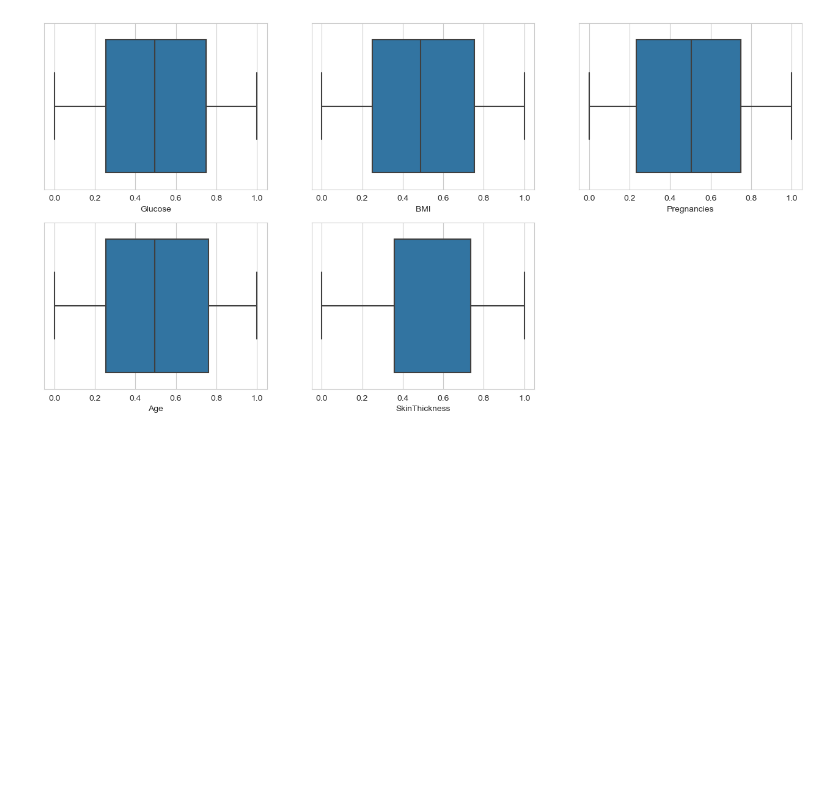
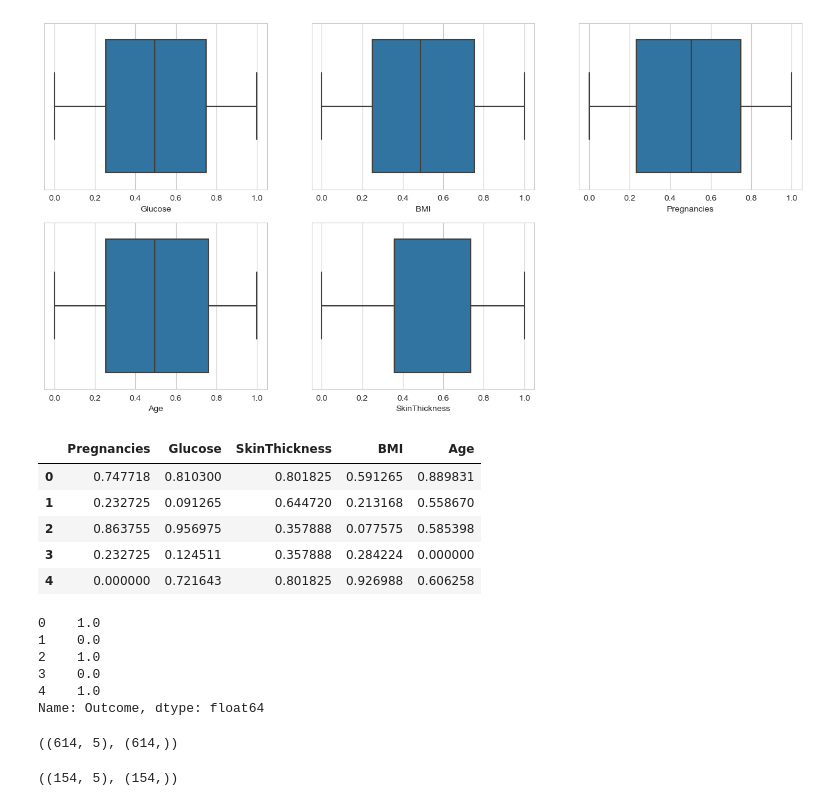
Before and after one commit to keithmmc/dataprojects, a Jupyter notebook: diabetes.ipynb, the cells around one changed output. Saved outputs shown, nothing was run; the diff lists cells and outputs as text; code cells hidden in the pictures; blank space fills up the shorter version.

```diff
--- a/diabetes.ipynb
+++ b/diabetes.ipynb
@@ -202,3 +202,25 @@ sns.boxplot(x=df_new['SkinThickness'],data=df_new)
 # %% [output]
 <Axes: xlabel='SkinThickness'>
 [figure]
+# %%
+target_name='Outcome'
+y= df_new[target_name]#given predictions - training data
+X=df_new.drop(target_name,axis=1)#dropping the Outcome column and keeping all other columns as X
+# %%
+X.head()
+# %% [output]
+|  | Pregnancies | Glucose | SkinThickness | BMI | Age |
+| 0 | 0.747718 | 0.810300 | 0.801825 | 0.591265 | 0.889831 |
+| 1 | 0.232725 | 0.091265 | 0.644720 | 0.213168 | 0.558670 |
+| 2 | 0.863755 | 0.956975 | 0.357888 | 0.077575 | 0.585398 |
+| 3 | 0.232725 | 0.124511 | 0.357888 | 0.284224 | 0.000000 |
+| 4 | 0.000000 | 0.721643 | 0.801825 | 0.926988 | 0.606258 |
+# %%
+y.head()
+# %% [output]
+0    1.0
+1    0.0
+2    1.0
+3    0.0
+4    1.0
+Name: Outcome, dtype: float64
@@ -204,0 +230,8 @@ sns.boxplot(x=df_new['SkinThickness'],data=df_new)
+# %%
+X_train.shape,y_train.shape
+# %% [output]
+((614, 5), (614,))
+# %%
+X_test.shape,y_test.shape
+# %% [output]
+((154, 5), (154,))
```
Also changed, not shown: parts of 1 cell of this notebook.
